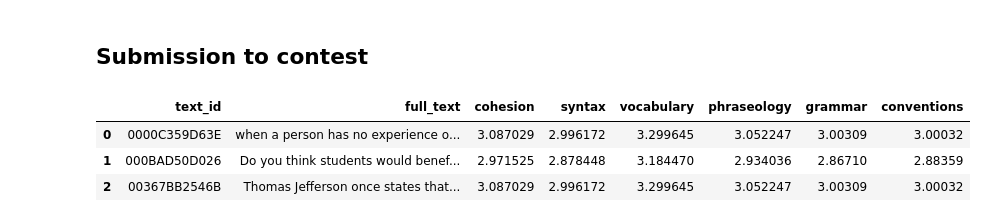
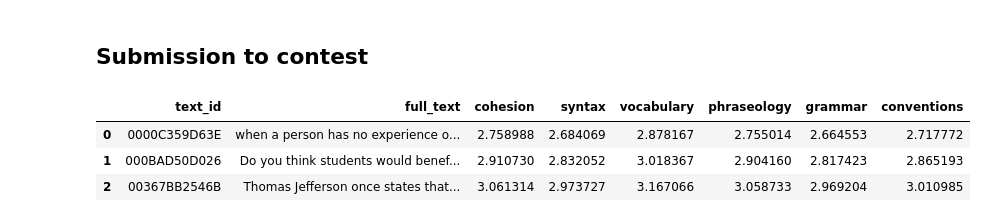
Before and after one commit to stephhe/kaggle_english_language_grading, a Jupyter notebook: model-binary-1gram.ipynb, the cells around one changed output. Drawn from its saved outputs; the diff is of its cells as text; code cells hidden in the pictures.

```diff
--- a/model-binary-1gram.ipynb
+++ b/model-binary-1gram.ipynb
@@ -50,10 +52,9 @@ train
 
 targets=['cohesion', 'syntax', 'vocabulary', 'phraseology', 'grammar', 'conventions']
 
-sc_y = StandardScaler()
-train_targets = sc_y.fit_transform(train[targets])
-val_targets = sc_y.transform(val[targets])
-test_targets = sc_y.transform(test[targets])
+train_targets = train[targets]
+val_targets = val[targets]
+test_targets = test[targets]
 
 train_targets_ds = tf.convert_to_tensor(train_targets)
 val_targets_ds = tf.convert_to_tensor(val_targets)
@@ -65,8 +66,7 @@ test_text_only = tf.convert_to_tensor(test['full_text'])
 
 
 ## for submission
-all_sc_y = StandardScaler()
-all_train_targets = all_sc_y.fit_transform(train_data_raw[targets])
+all_train_targets = train_data_raw[targets]
 all_train_targets_ds = tf.convert_to_tensor(all_train_targets)
 all_train_text_only = tf.convert_to_tensor(train_data_raw['full_text'])
 
@@ -195,5 +205,5 @@ hist = model.fit(
     callbacks=callbacks
 )
 
-model = keras.models.load_model("binary_1gram.keras")
+# model = keras.models.load_model("binary_1gram.keras")
 # %% [output]
@@ -218,20 +228,20 @@ Epoch 25/25
 ## Submission to contest
 # %%
 test_predictions = model.predict(all_test_features_ds)
-test_predictions = pd.DataFrame(all_sc_y.inverse_transform(test_predictions))
+test_predictions = pd.DataFrame(test_predictions)
 
 test_from_comp['cohesion'] = test_predictions[0]
 test_from_comp['syntax'] = test_predictions[1]
 test_from_comp['vocabulary'] = test_predictions[2]
 test_from_comp['phraseology'] = test_predictions[3]
 test_from_comp['grammar'] = test_predictions[4]
 test_from_comp['conventions'] = test_predictions[5]
 test_from_comp
 # %% [output]
 |  | text_id | full_text | cohesion | syntax | vocabulary | phraseology | grammar | conventions |
-| 0 | 0000C359D63E | when a person has no experience o... | 3.087029 | 2.996172 | 3.299645 | 3.052247 | 3.00309 | 3.00032 |
-| 1 | 000BAD50D026 | Do you think students would benef... | 2.971525 | 2.878448 | 3.184470 | 2.934036 | 2.86710 | 2.88359 |
-| 2 | 00367BB2546B | Thomas Jefferson once states that... | 3.087029 | 2.996172 | 3.299645 | 3.052247 | 3.00309 | 3.00032 |
+| 0 | 0000C359D63E | when a person has no experience o... | 2.758988 | 2.684069 | 2.878167 | 2.755014 | 2.664553 | 2.717772 |
+| 1 | 000BAD50D026 | Do you think students would benef... | 2.910730 | 2.832052 | 3.018367 | 2.904160 | 2.817423 | 2.865193 |
+| 2 | 00367BB2546B | Thomas Jefferson once states that... | 3.061314 | 2.973727 | 3.167066 | 3.058733 | 2.969204 | 3.010985 |
 # %%
 res = test_from_comp.drop("full_text",axis=1)
 res.to_csv("/kaggle/working/submission.csv",index=False)
```
Also changed, not shown: parts of 6 cells of this notebook.
